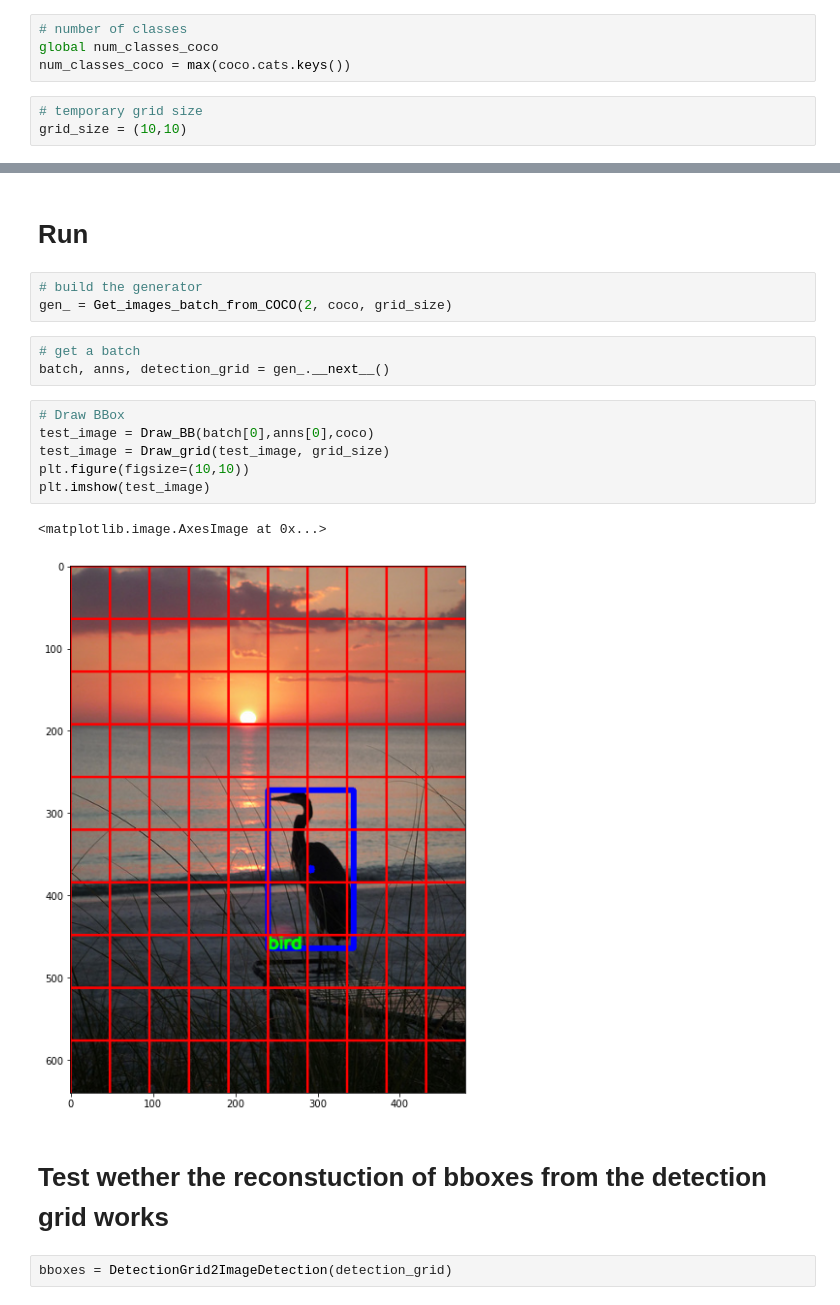
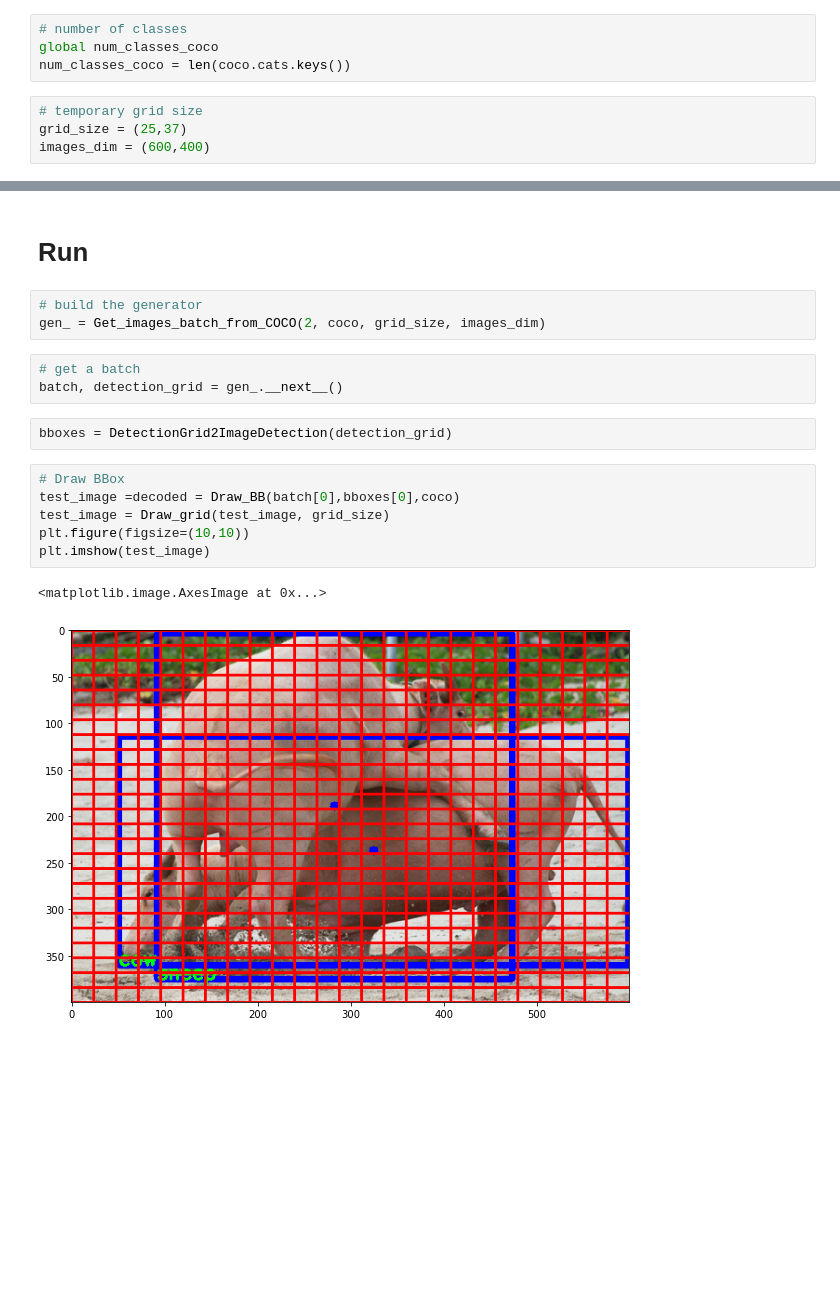
Before and after one commit to fra1993/YOLO-and-SSD, a Jupyter notebook: COCO_generator.ipynb, the cells around one changed output, grey strips where cells are left out. Drawn from its saved outputs; the diff is of its cells as text; blank space fills up the shorter version.

```diff
--- a/COCO_generator.ipynb
+++ b/COCO_generator.ipynb
@@ -27,10 +27,11 @@ index created!
 # %%
 # number of classes
 global num_classes_coco
-num_classes_coco = max(coco.cats.keys())
+num_classes_coco = len(coco.cats.keys())
 # %%
 # temporary grid size
-grid_size = (10,10)
+grid_size = (25,37)
+images_dim = (600,400)
 # %% [markdown]
 # Utils
 # %%
@@ -262,20 +273,18 @@ def DetectionGrid2ImageDetection(detection_grid):
 # Run
 # %%
 # build the generator
-gen_ = Get_images_batch_from_COCO(2, coco, grid_size)
+gen_ = Get_images_batch_from_COCO(2, coco, grid_size, images_dim)
 # %%
 # get a batch
-batch, anns, detection_grid = gen_.__next__()
+batch, detection_grid = gen_.__next__()
-# %%
-# Draw BBox
-test_image = Draw_BB(batch[0],anns[0],coco)
-test_image = Draw_grid(test_image, grid_size)
-plt.figure(figsize=(10,10))
-plt.imshow(test_image)
-# %% [output]
-<matplotlib.image.AxesImage at 0x...>
-[figure, removed]
-# %% [markdown]
-# Test wether the reconstuction of bboxes from the detection grid works
 # %%
 bboxes = DetectionGrid2ImageDetection(detection_grid)
+# %%
+# Draw BBox
+test_image =decoded = Draw_BB(batch[0],bboxes[0],coco)
+test_image = Draw_grid(test_image, grid_size)
+plt.figure(figsize=(10,10))
+plt.imshow(test_image)
+# %% [output]
+<matplotlib.image.AxesImage at 0x...>
+[figure, added]
```
Also changed, not shown: parts of 38 cells of this notebook, 18 other files.
